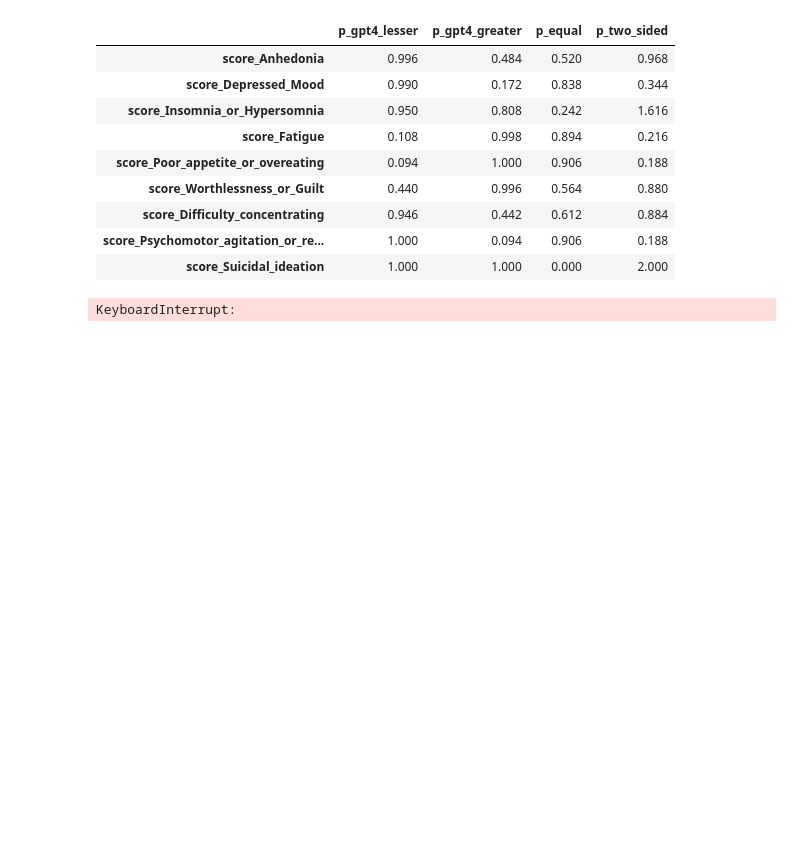
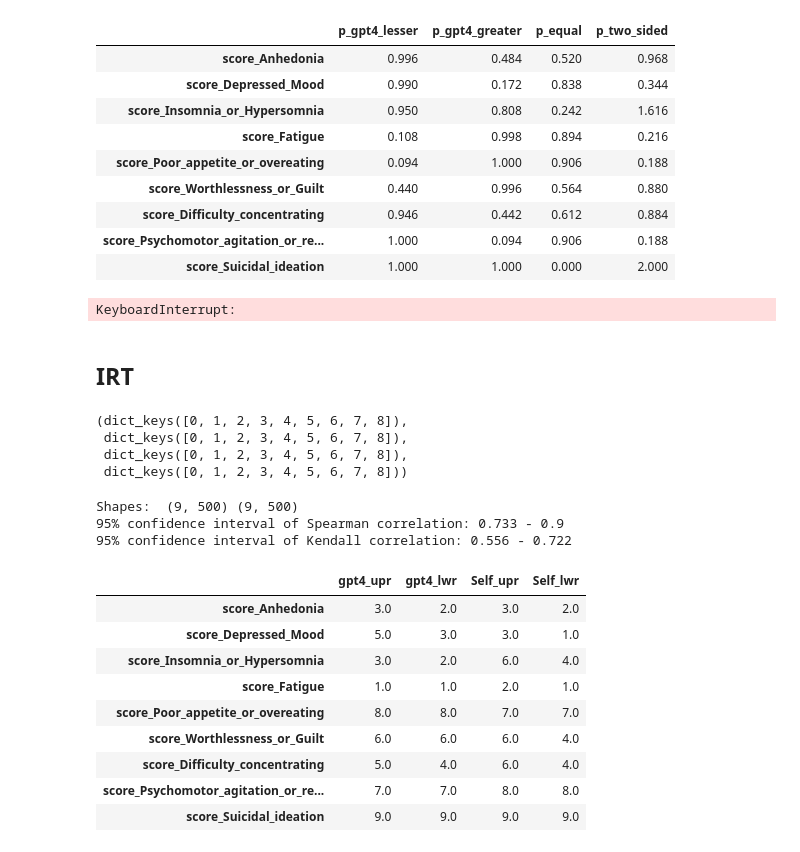
Before and after one commit to adithya8/gpt4-depression-schema, a Jupyter notebook: analysis/irt_analysis.ipynb, the cells around one changed output. Drawn from its saved outputs; the diff is of its cells as text; code cells hidden in the pictures; blank space fills up the shorter version.

```diff
--- a/analysis/irt_analysis.ipynb
+++ b/analysis/irt_analysis.ipynb
@@ -118,3 +118,9 @@ for i in range(1):
 pd.DataFrame(mannwhitney_results).T
 # %% [output]
 KeyboardInterrupt:
+# %% [markdown]
+## IRT
+# %%
+colnames = ['score_Anhedonia', 'score_Depressed_Mood', 'score_Insomnia_or_Hypersomnia', 'score_Fatigue', \
+        'score_Poor_appetite_or_overeating', 'score_Worthlessness_or_Guilt', 'score_Difficulty_concentrating', \
+        'score_Psychomotor_agitation_or_retardation', 'score_Suicidal_ideation']
@@ -120,0 +137,58 @@ KeyboardInterrupt:
+# %%
+combined_data_symp_rank_gpt4['gpt4'].keys(), combined_data_symp_rank_gpt4['self_report'].keys(), combined_data_symp_rank_gpt5['gpt5'].keys(), combined_data_symp_rank_gpt5['self_report'].keys()
+# %% [output]
+(dict_keys([0, 1, 2, 3, 4, 5, 6, 7, 8]),
+ dict_keys([0, 1, 2, 3, 4, 5, 6, 7, 8]),
+ dict_keys([0, 1, 2, 3, 4, 5, 6, 7, 8]),
+ dict_keys([0, 1, 2, 3, 4, 5, 6, 7, 8]))
+# %%
+gpt4_symp_ranks_all = []
+self_symp_ranks_all = []
+for i in range(9):
+    gpt4_symp_ranks_all.append(np.array(combined_data_symp_rank_gpt4['gpt4'][i]))
+    self_symp_ranks_all.append(np.array(combined_data_symp_rank_gpt4['self_report'][i]))
+
+gpt4_symp_ranks_all = np.array(gpt4_symp_ranks_all)
+self_symp_ranks_all = np.array(self_symp_ranks_all)
+
+print ("Shapes: ", gpt4_symp_ranks_all.shape, self_symp_ranks_all.shape)
+
+spearman_corr = []
+kendall_corr = []
+for i in range(gpt4_symp_ranks_all.shape[1]):
+    spearman_corr.append(stats.spearmanr(gpt4_symp_ranks_all[:,i], self_symp_ranks_all[:,i]))
+    kendall_corr.append(stats.kendalltau(gpt4_symp_ranks_all[:,i], self_symp_ranks_all[:,i]))
+
+# Report the 95% confidence interval of the Spearman correlation
+spearman_corr = np.array(spearman_corr)[:, 0]
+kendall_corr = np.array(kendall_corr)[:, 0]
+print (f"95% confidence interval of Spearman correlation: {np.percentile(spearman_corr, 5).round(3)} - {np.percentile(spearman_corr, 95).round(3)}")
+print (f"95% confidence interval of Kendall correlation: {np.percentile(kendall_corr, 5).round(3)} - {np.percentile(kendall_corr, 95).round(3)}")
+# %% [output]
+Shapes:  (9, 500) (9, 500)
+95% confidence interval of Spearman correlation: 0.733 - 0.9
+95% confidence interval of Kendall correlation: 0.556 - 0.722
+# %%
+# Compute 95% confidence interval of the ranks of each symptom
+rank_bounds = {}
+for i in range(9):
+    gpt4_rank = gpt4_symp_ranks_all[i]
+    self_rank = self_symp_ranks_all[i]
+    gpt4_rank_stderr = (np.std(gpt4_rank) / np.sqrt(len(gpt4_rank))).round(2)
+    self_rank_stderr = (np.std(self_rank) / np.sqrt(len(self_rank))).round(2)
+    rank_bounds[colnames[i]] = [np.percentile(gpt4_rank, 2.5), np.percentile(gpt4_rank, 97.5), #gpt4_rank_stderr,
+                                np.percentile(self_rank, 2.5), np.percentile(self_rank, 97.5)#, self_rank_stderr
+                                ]
+
+10-pd.DataFrame(rank_bounds, index=['gpt4_upr', 'gpt4_lwr', 'Self_upr', 'Self_lwr']).T
+# %% [output]
+|  | gpt4_upr | gpt4_lwr | Self_upr | Self_lwr |
+| score_Anhedonia | 3.0 | 2.0 | 3.0 | 2.0 |
+| score_Depressed_Mood | 5.0 | 3.0 | 3.0 | 1.0 |
+| score_Insomnia_or_Hypersomnia | 3.0 | 2.0 | 6.0 | 4.0 |
+| score_Fatigue | 1.0 | 1.0 | 2.0 | 1.0 |
+| score_Poor_appetite_or_overeating | 8.0 | 8.0 | 7.0 | 7.0 |
+| score_Worthlessness_or_Guilt | 6.0 | 6.0 | 6.0 | 4.0 |
+| score_Difficulty_concentrating | 5.0 | 4.0 | 6.0 | 4.0 |
+| score_Psychomotor_agitation_or_re... | 7.0 | 7.0 | 8.0 | 8.0 |
+| score_Suicidal_ideation | 9.0 | 9.0 | 9.0 | 9.0 |
```
Also changed, not shown: parts of 7 cells of this notebook, 14 other files.
